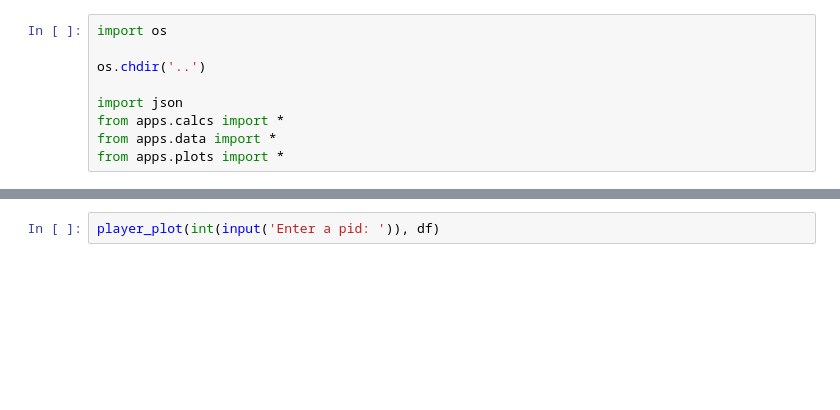
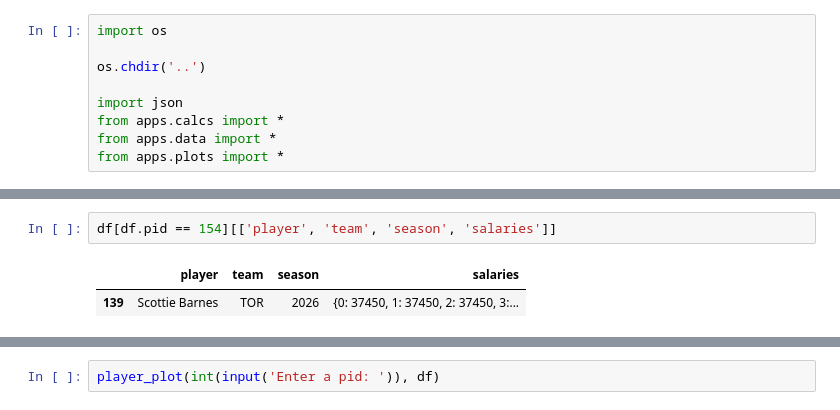
Before and after one commit to jrnastase410/streamlit-bbgm-basketball, a Jupyter notebook: prod_nbs/player_viz.ipynb, the cells around one changed output, grey strips where cells are left out. Saved outputs shown, nothing was run; the diff lists cells and outputs as text; blank space fills up the shorter version.

```diff
--- a/prod_nbs/player_viz.ipynb
+++ b/prod_nbs/player_viz.ipynb
@@ -98,0 +74,5 @@ df[df.team=='LAC'][['player', 'pid', 'team', 'pos', 'age', 'ovr', 'rating_upper'
+# %%
+df[df.pid == 154][['player', 'team', 'season', 'salaries']]
+# %% [output]
+|  | player | team | season | salaries |
+| 139 | Scottie Barnes | TOR | 2026 | {0: 37450, 1: 37450, 2: 37450, 3:... |
```
Also changed, not shown: parts of 10 cells of this notebook, 3 other files.
